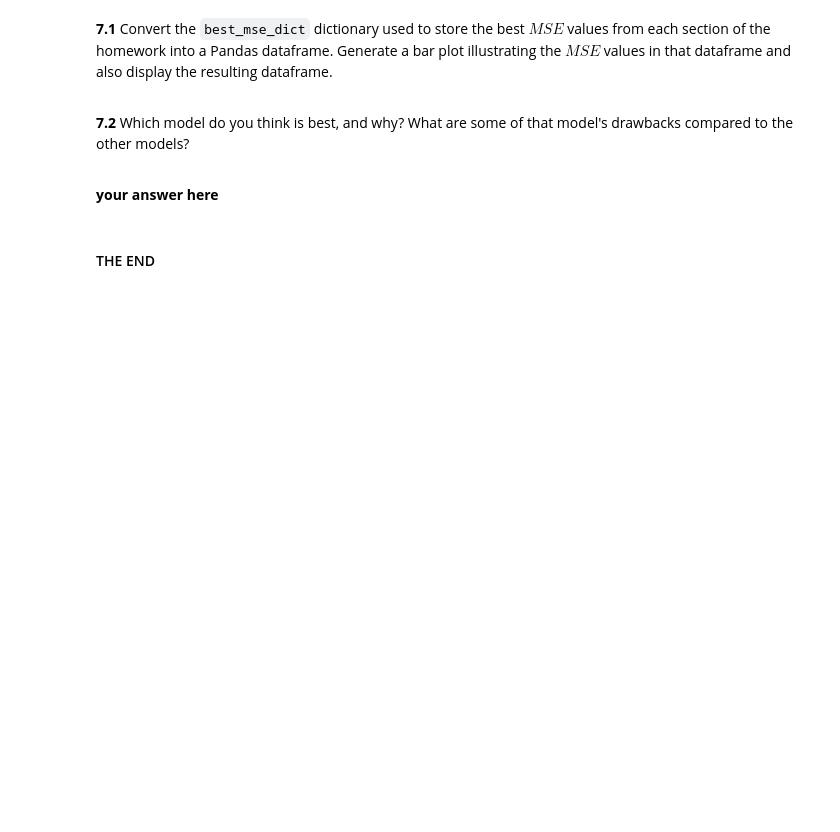
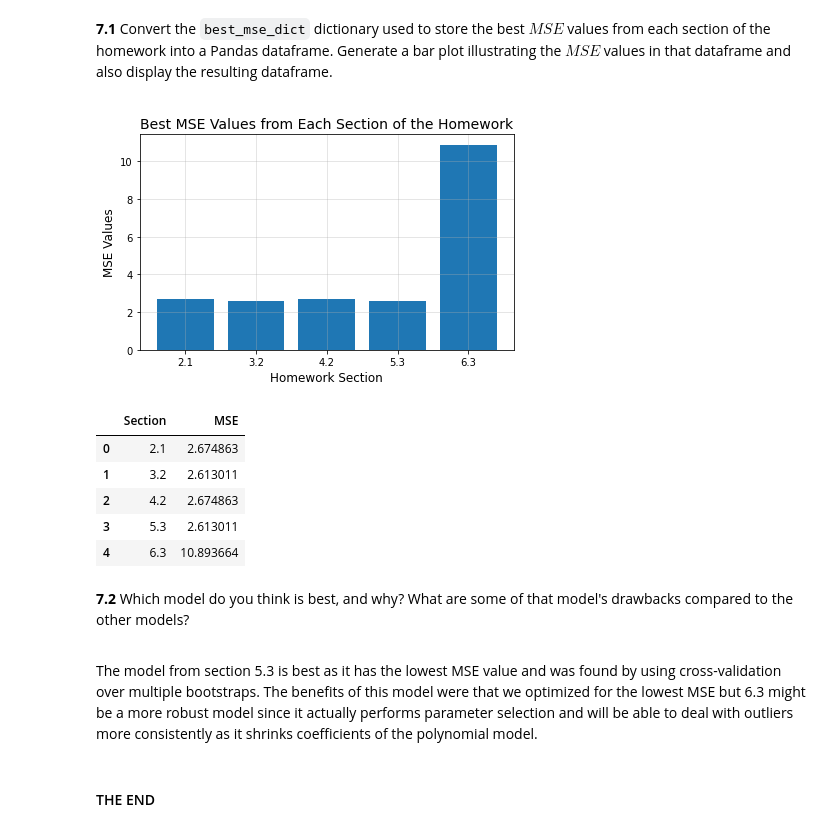
Before and after one commit to westonruths/ac209a, a Jupyter notebook: cs109a_hw3/cs109a_hw3.ipynb, the cells around one changed output. Drawn from its saved outputs; the diff is of its cells as text; code cells hidden in the pictures; blank space fills up the shorter version.

```diff
--- a/cs109a_hw3/cs109a_hw3.ipynb
+++ b/cs109a_hw3/cs109a_hw3.ipynb
@@ -1328,10 +1419,38 @@ From our Question 6.2 results, we can see that only some degrees are consistentl
+# %%
+# your code here
+data = pd.DataFrame(best_mse_dict.items(), columns=['Section', 'MSE'])
+
+plt.bar(best_mse_dict.keys(), best_mse_dict.values())
+
+# Graph the train and test data as well as the polynomial fit
+plt.title(
+    "Best MSE Values from Each Section of the Homework",
+    fontsize=14,
+)
+plt.xlabel("Homework Section", fontsize=12)
+plt.ylabel("MSE Values", fontsize=12)
+plt.grid(":", alpha=0.4)
+
+plt.tight_layout()
+plt.show()
+
+data.head()
+# %% [output]
+[figure, added]
+|  | Section | MSE |
+| 0 | 2.1 | 2.674863 |
+| 1 | 3.2 | 2.613011 |
+| 2 | 4.2 | 2.674863 |
+| 3 | 5.3 | 2.613011 |
+| 4 | 6.3 | 10.893664 |
 # %% [markdown]
 <div class='exercise-r'>
 
 **7.2** Which model do you think is best, and why? What are some of that model's drawbacks compared to the other models?
 
 </div>
-# %% [markdown]
-**your answer here**
+# %% [markdown]
+The model from section 5.3 is best as it has the lowest MSE value and was found by using cross-validation over multiple bootstraps. The benefits of this model were that we optimized for the lowest MSE but 6.3 might be a more robust model since it actually performs parameter selection and will be able to deal with outliers more consistently as it
+shrinks coefficients of the polynomial model.
 # %% [markdown]
 #### THE END
```
Also changed, not shown: parts of 14 cells of this notebook.
